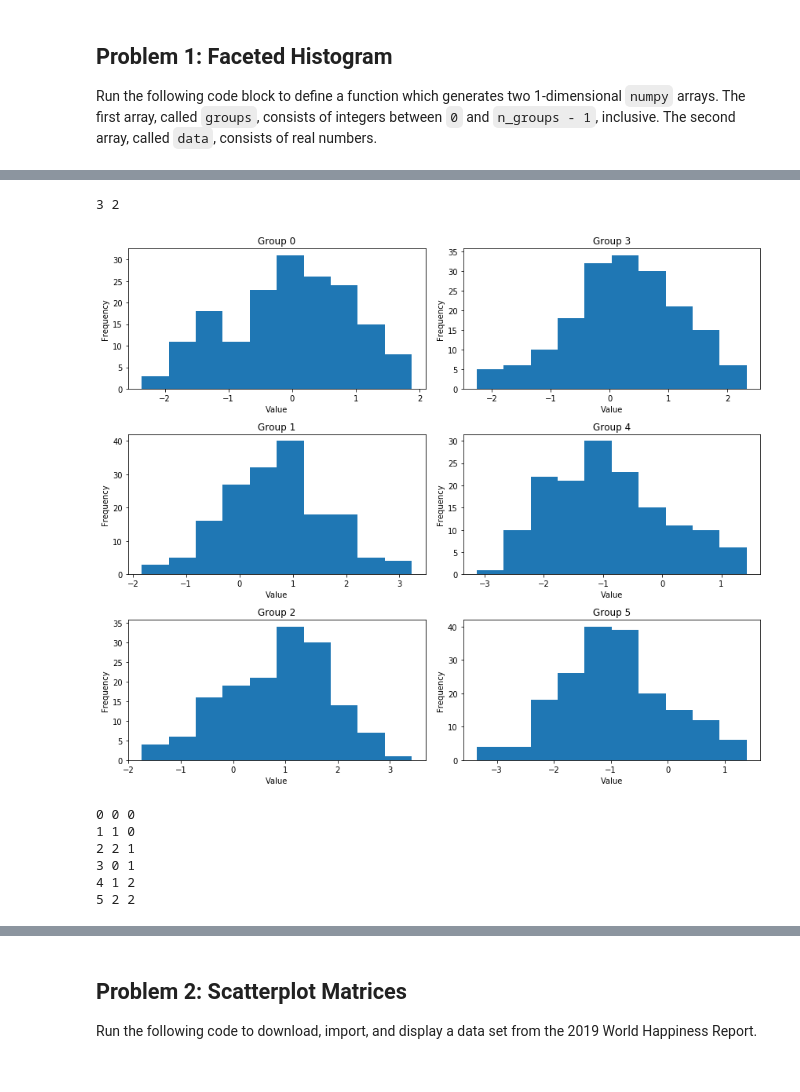
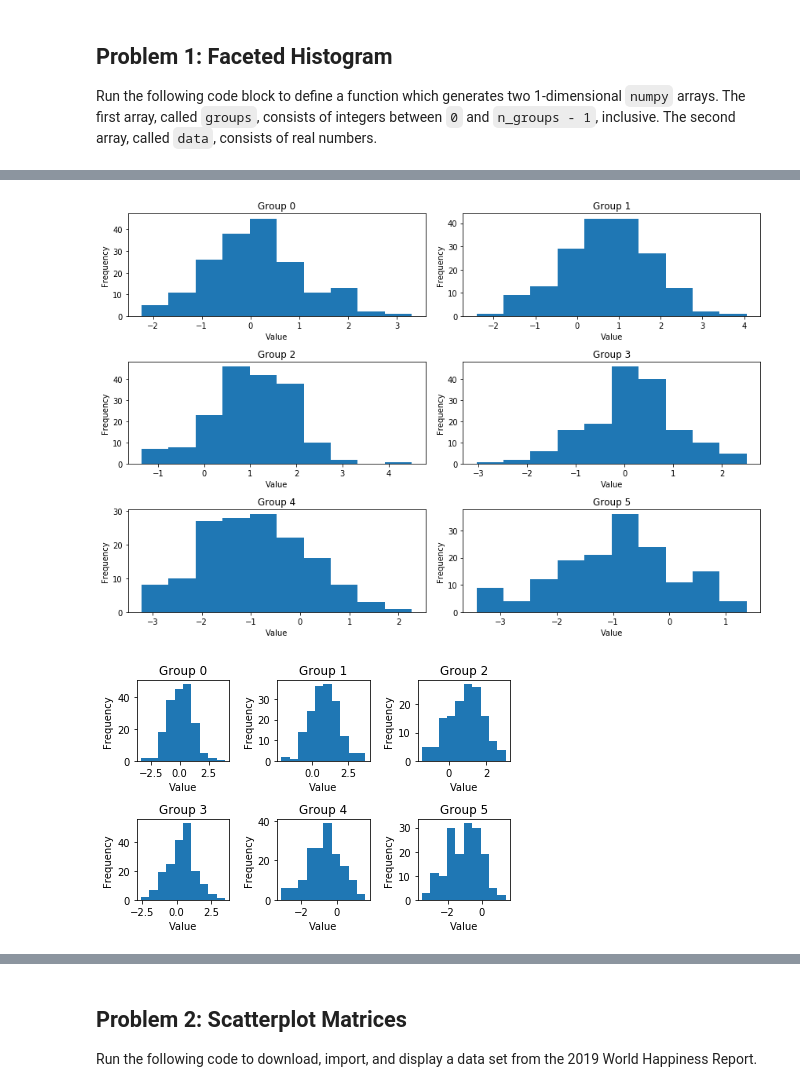
Before and after one commit to garretdgrant/UCLA, a Jupyter notebook: Python_with_applications/hw4/HW4.ipynb, the cells around one changed output, grey strips where cells are left out. Drawn from its saved outputs; the diff is of its cells as text; code cells hidden in the pictures.

```diff
--- a/Python_with_applications/hw4/HW4.ipynb
+++ b/Python_with_applications/hw4/HW4.ipynb
@@ -79,50 +79,38 @@ facet_hist(groups, data, m_rows = 3, m_cols = 2, figsize = (4,6))
 - Integer division `i // j` and remainders `i % j` are helpful here, although other solutions are also possible.
 # %%
 # your solution here
-def facet_hist(groups, data, m_rows, m_cols, figsize):
+def facet_hist(groups, data, m_rows, m_cols, figsize, **kwargs):
     n = m_rows * m_cols
 
     if n != groups.max() + 1:
         raise ValueError('m_rows*m_cols must be equal to number of groups')
-    print(m_rows, m_cols)
+
 
     fig, ax = plt.subplots(m_rows, m_cols, figsize=figsize)
 
-    for i in range(n):
-        ix = groups == i
-        group_data = data[ix]
-        row, col = (i % m_rows, i //( m_cols + 1))
-        ax[row,col].hist(group_data)
-        ax[row, col].set_title('Group {}'.format(i))
-        ax[row,col].set_xlabel('Value')
-        ax[row,col].set_ylabel('Frequency')
+    color = kwargs.get('color', 'green')
+    group_tracker = 0
+    for row in range(m_rows):
+        for col in range (m_cols):
+            ix = groups == group_tracker
+            group_data = data[ix]
+            ax[row,col].hist(group_data, **kwargs)
+            ax[row, col].set_title('Group {}'.format(group_tracker))
+            ax[row,col].set_xlabel('Value')
+            ax[row,col].set_ylabel('Frequency')
+            group_tracker += 1
+
     plt.tight_layout()
-#         print(group_data)
-#     x = np.linspace(-10,10,1000)
-#     y = -x**2
-#     fig, ax = plt.subplots(m_rows, m_cols, figsize=figsize)
-#     ax[0,0].plot(x,y)
-#     plt.tight_layout()
-groups, data = create_data(1000, 6)
-facet_hist(groups, data, 3, 2, figsize = (12, 10))
-# %% [output]
-3 2
-[figure, removed]
 # %%
 # test code
 groups, data = create_data(1000, 6)
 facet_hist(groups, data, 3, 2, figsize = (12, 8))
-# fig, ax = plt.subplots(2,3, figsize=(15,4))
-# x = np.linspace(0,10,1000)
-# y = np.sin(x)
-# ax[0,0].plot(x,y)
+
+groups, data = create_data(1000, 6)
+facet_hist(groups, data, m_rows = 2, m_cols = 3, figsize = (6,4))
 # %% [output]
-0 0 0
-1 1 0
-2 2 1
-3 0 1
-4 1 2
-5 2 2
+[figure, added]
+[figure, added]
 # %%
 # test code
 groups, data = create_data(3000, 8)
```
Also changed, not shown: parts of 15 cells of this notebook, 12 other files.
